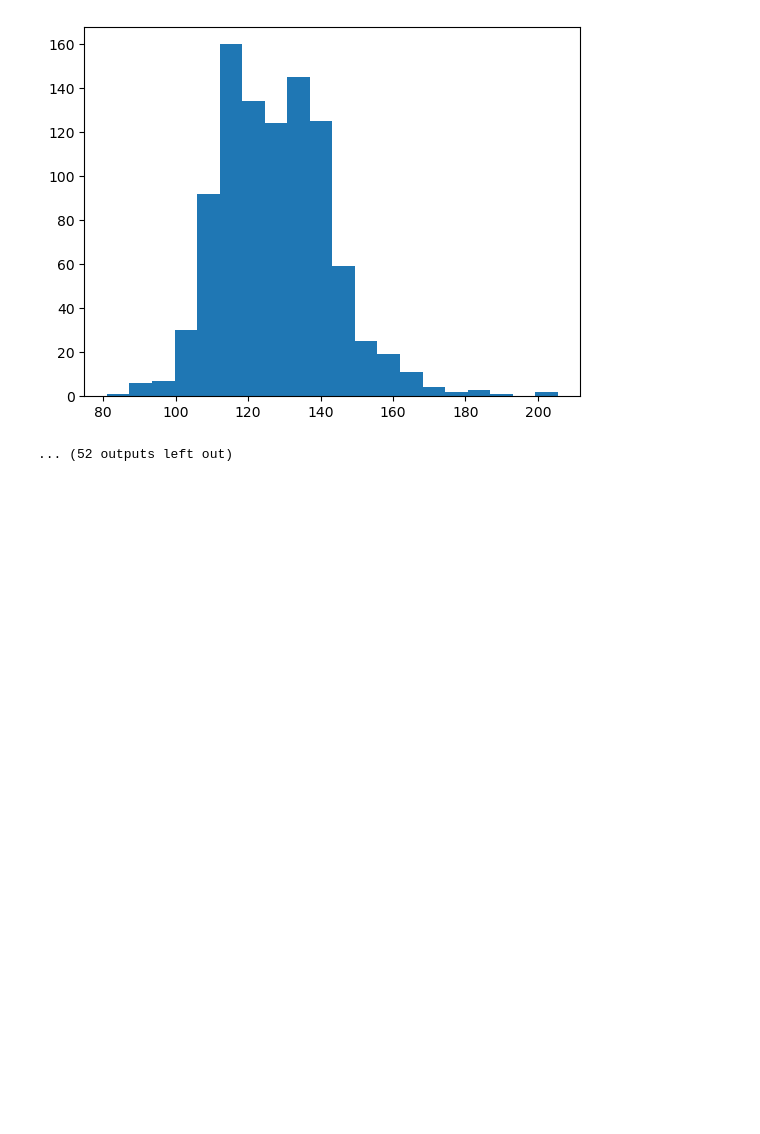
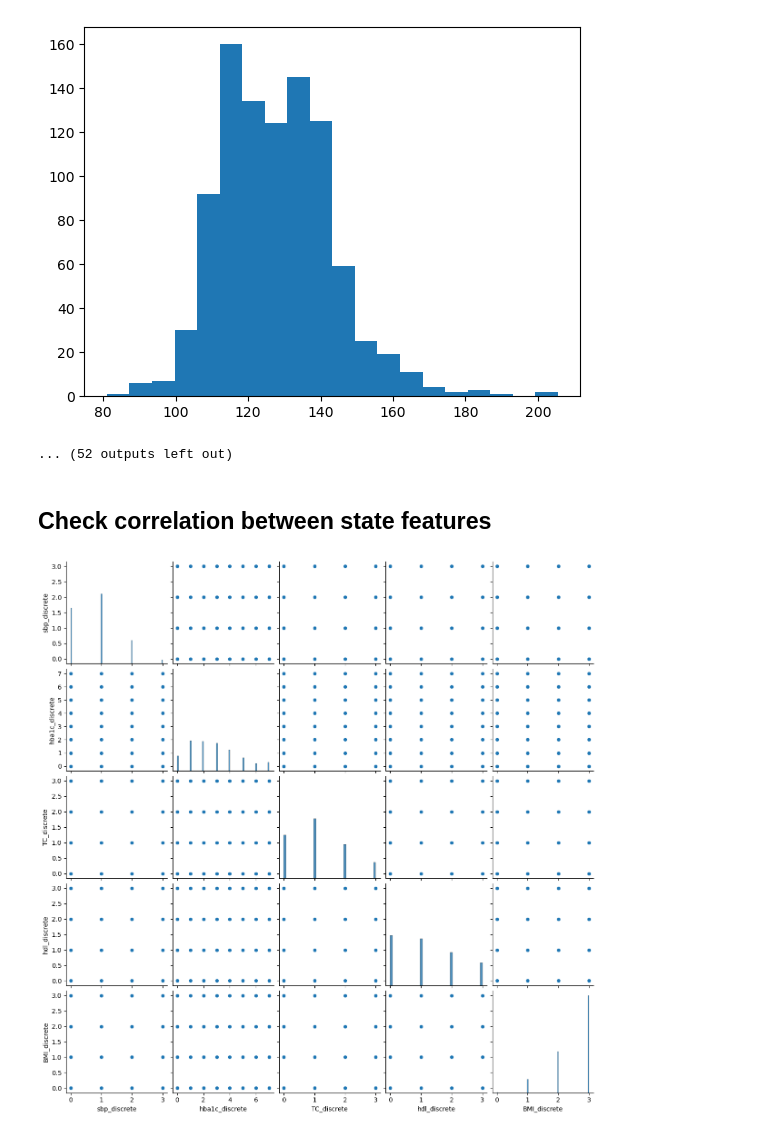
Before and after one commit to tian1327/Accord-RL, a Jupyter notebook: DOPE/BPClass/model.ipynb, the cells around one changed output. Saved outputs shown, nothing was run; the diff lists cells and outputs as text; code cells hidden in the pictures; blank space fills up the shorter version.

Commit message:
sample init states uniformly, plot state feature correlation

```diff
--- a/DOPE/BPClass/model.ipynb
+++ b/DOPE/BPClass/model.ipynb
@@ -557,3 +563,5 @@ df_action.shape = (950, 67)
 205.5
 [figure]
 ... (52 outputs left out)
+# %% [markdown]
+## Check correlation between state features
@@ -559,0 +570,19 @@ df_action.shape = (950, 67)
+# %%
+sbp_discrete = df['sbp_discrete']
+hba1c_discrete = df['hba1c_discrete']
+TC_discrete = df['TC_discrete']
+hdl_discrete = df['hdl_discrete']
+
+# plot the correlation between every 2 features in state_features
+import seaborn as sns
+sns.pairplot(df[['sbp_discrete','hba1c_discrete','TC_discrete','hdl_discrete', 'BMI_discrete']])
+# use the point size to indicate the frequency of the data point
+# sns.pairplot(df[['sbp_discrete','hba1c_discrete','TC_discrete','hdl_discrete']], size=5)
+
+# set the axis interval to be 1
+# plt.xticks(np.arange(min(sbp_discrete), max(sbp_discrete)+1, 1.0))
+# plt.yticks(np.arange(min(hba1c_discrete), max(sbp_discrete)+1, 1.0))
+
+plt.show()
+# %% [output]
+[figure, added]
```
Also changed, not shown: parts of 17 cells of this notebook, 2 other files.
